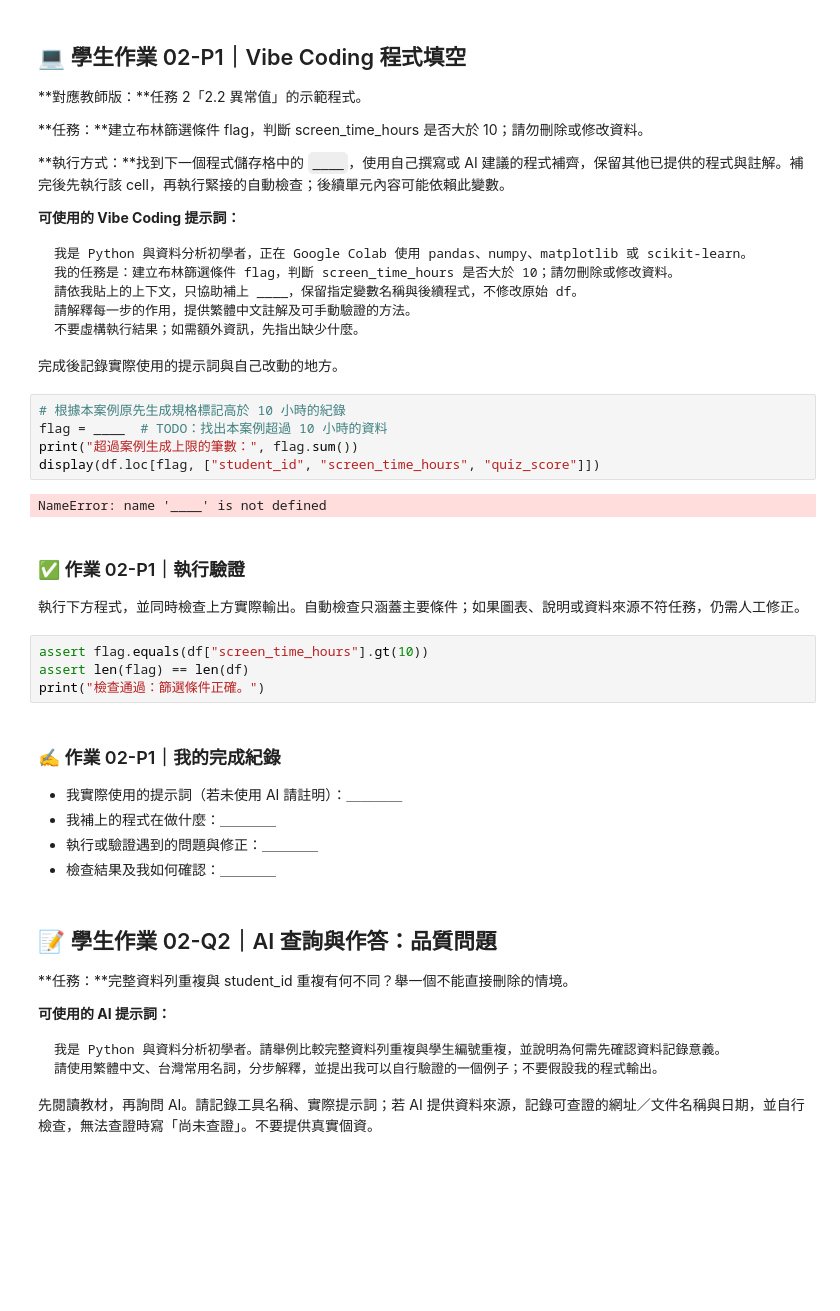
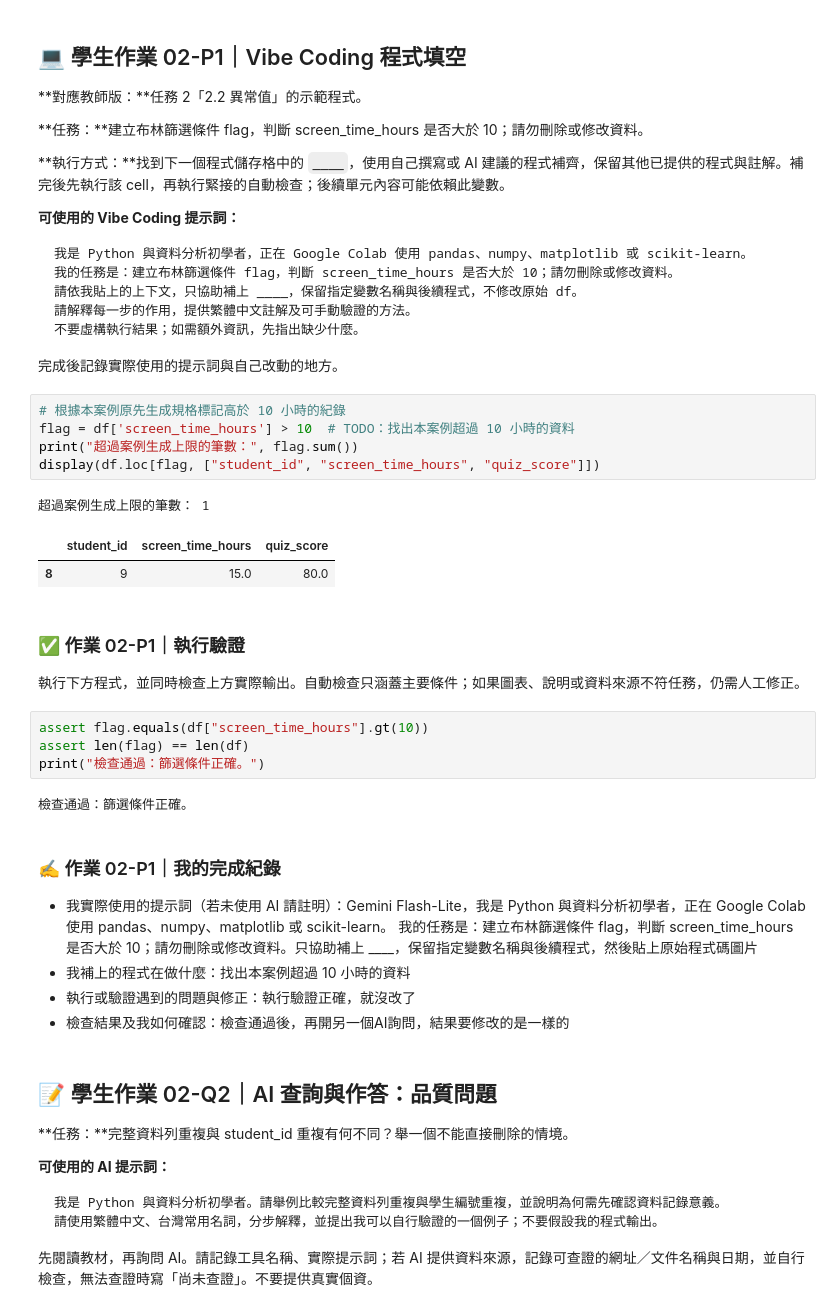
Before and after one commit to lyc221221/C114118115-cis, a Jupyter notebook: W09/02_檢查資料品質與日期_學生版.ipynb, the cells around one changed output. Drawn from its saved outputs; the diff is of its cells as text; blank space fills up the shorter version.

```diff
--- a/W09/02_檢查資料品質與日期_學生版.ipynb
+++ b/W09/02_檢查資料品質與日期_學生版.ipynb
@@ -117,11 +116,13 @@ dtype: int64
 完成後記錄實際使用的提示詞與自己改動的地方。
 # %%
 # 根據本案例原先生成規格標記高於 10 小時的紀錄
-flag = ____  # TODO：找出本案例超過 10 小時的資料
+flag = df['screen_time_hours'] > 10  # TODO：找出本案例超過 10 小時的資料
 print("超過案例生成上限的筆數：", flag.sum())
 display(df.loc[flag, ["student_id", "screen_time_hours", "quiz_score"]])
 # %% [output]
-NameError: name '____' is not defined
+超過案例生成上限的筆數： 1
+|  | student_id | screen_time_hours | quiz_score |
+| 8 | 9 | 15.0 | 80.0 |
 # %% [markdown]
 ### ✅ 作業 02-P1｜執行驗證
 執行下方程式，並同時檢查上方實際輸出。自動檢查只涵蓋主要條件；如果圖表、說明或資料來源不符任務，仍需人工修正。
@@ -129,12 +130,15 @@ NameError: name '____' is not defined
 assert flag.equals(df["screen_time_hours"].gt(10))
 assert len(flag) == len(df)
 print("檢查通過：篩選條件正確。")
+# %% [output]
+檢查通過：篩選條件正確。
 # %% [markdown]
 ### ✍️ 作業 02-P1｜我的完成紀錄
-- 我實際使用的提示詞（若未使用 AI 請註明）：＿＿＿＿
-- 我補上的程式在做什麼：＿＿＿＿
-- 執行或驗證遇到的問題與修正：＿＿＿＿
-- 檢查結果及我如何確認：＿＿＿＿
+- 我實際使用的提示詞（若未使用 AI 請註明）：Gemini Flash-Lite，我是 Python 與資料分析初學者，正在 Google Colab 使用 pandas、numpy、matplotlib 或 scikit-learn。
+我的任務是：建立布林篩選條件 flag，判斷 screen_time_hours 是否大於 10；請勿刪除或修改資料。只協助補上 ____，保留指定變數名稱與後續程式，然後貼上原始程式碼圖片
+- 我補上的程式在做什麼：找出本案例超過 10 小時的資料
+- 執行或驗證遇到的問題與修正：執行驗證正確，就沒改了
+- 檢查結果及我如何確認：檢查通過後，再開另一個AI詢問，結果要修改的是一樣的
 # %% [markdown]
 ## 📝 學生作業 02-Q2｜AI 查詢與作答：品質問題
 **任務：**完整資料列重複與 student_id 重複有何不同？舉一個不能直接刪除的情境。
```
Also changed, not shown: parts of 3 cells of this notebook.
